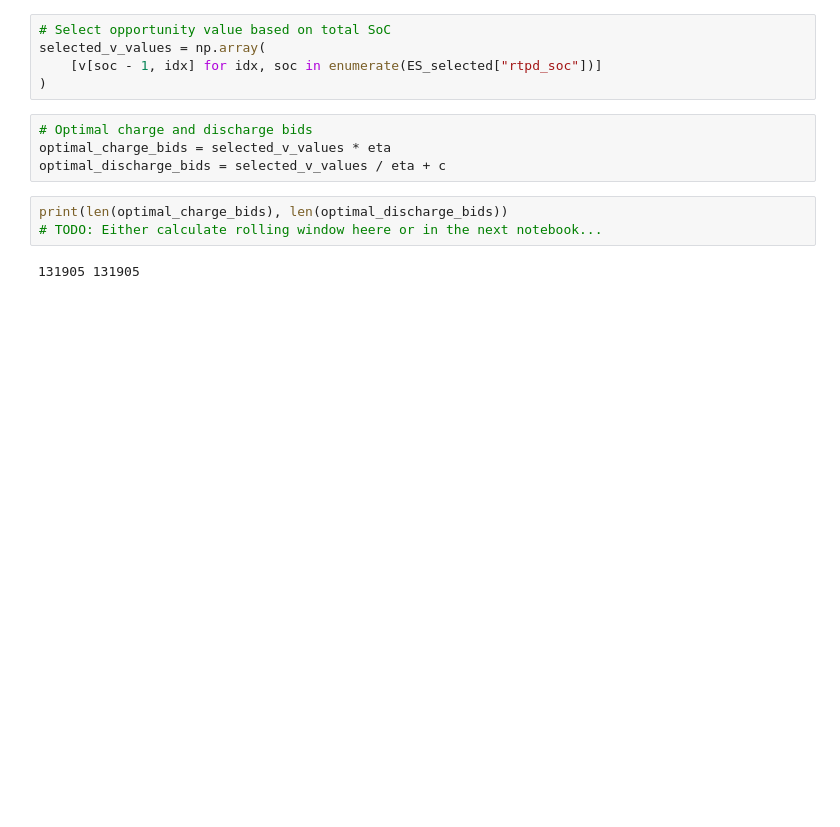
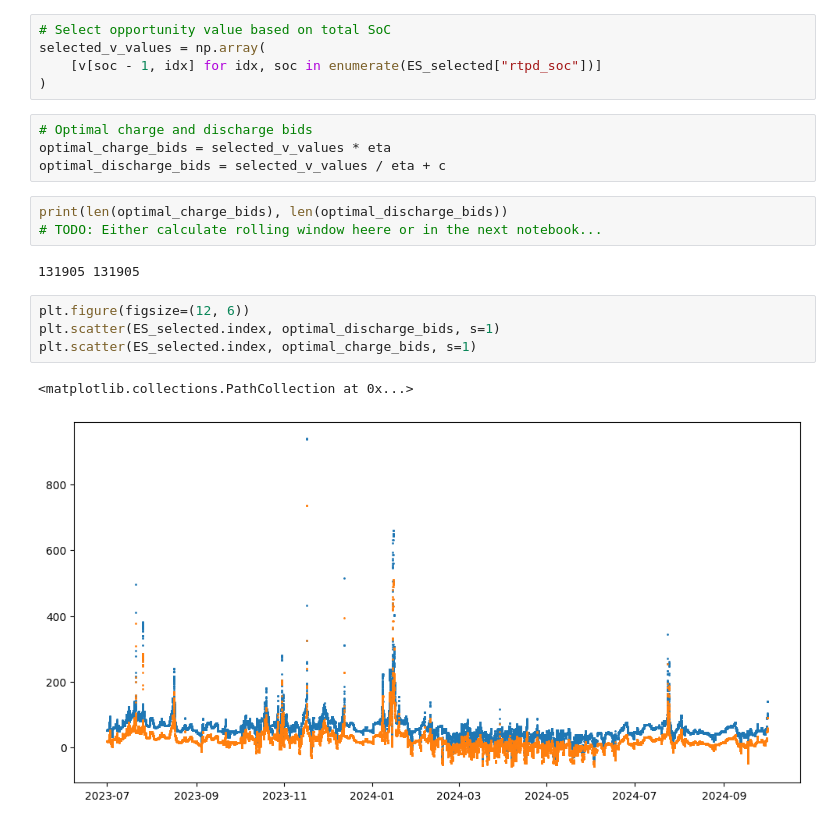
Before and after one commit to nmadev/CAISO-EnergyStorage, a Jupyter notebook: src/CAISO_ES_OPTIMAL_BIDS.ipynb, the cells around one changed output. Drawn from its saved outputs; the diff is of its cells as text; blank space fills up the shorter version.

Commit message:
Pushing first draft of final plots

```diff
--- a/src/CAISO_ES_OPTIMAL_BIDS.ipynb
+++ b/src/CAISO_ES_OPTIMAL_BIDS.ipynb
@@ -299,3 +299,10 @@ print(len(optimal_charge_bids), len(optimal_discharge_bids))
 # TODO: Either calculate rolling window heere or in the next notebook...
 # %% [output]
 131905 131905
+# %%
+plt.figure(figsize=(12, 6))
+plt.scatter(ES_selected.index, optimal_discharge_bids, s=1)
+plt.scatter(ES_selected.index, optimal_charge_bids, s=1)
+# %% [output]
+<matplotlib.collections.PathCollection at 0x...>
+[figure, added]
```
Also changed, not shown: parts of 1 cell of this notebook, 4 other files.
